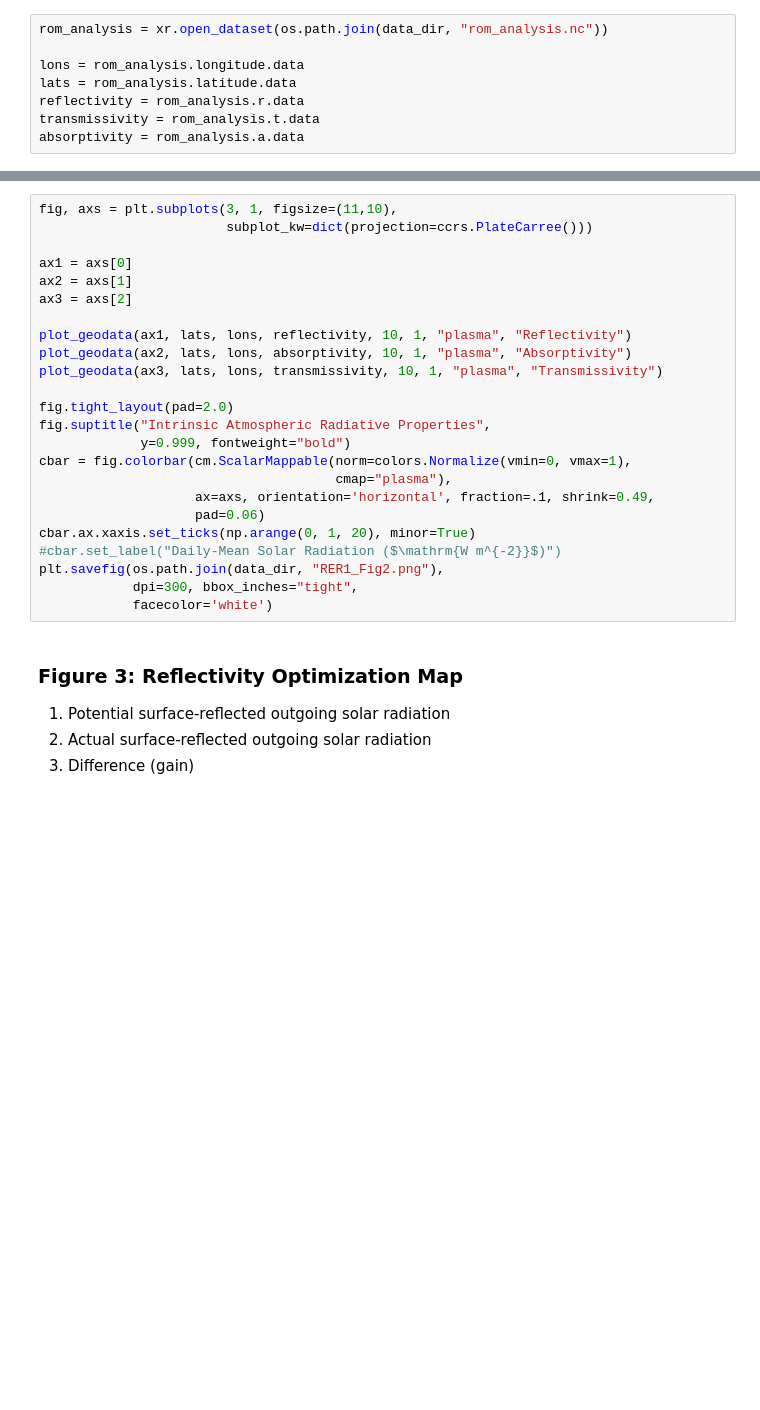
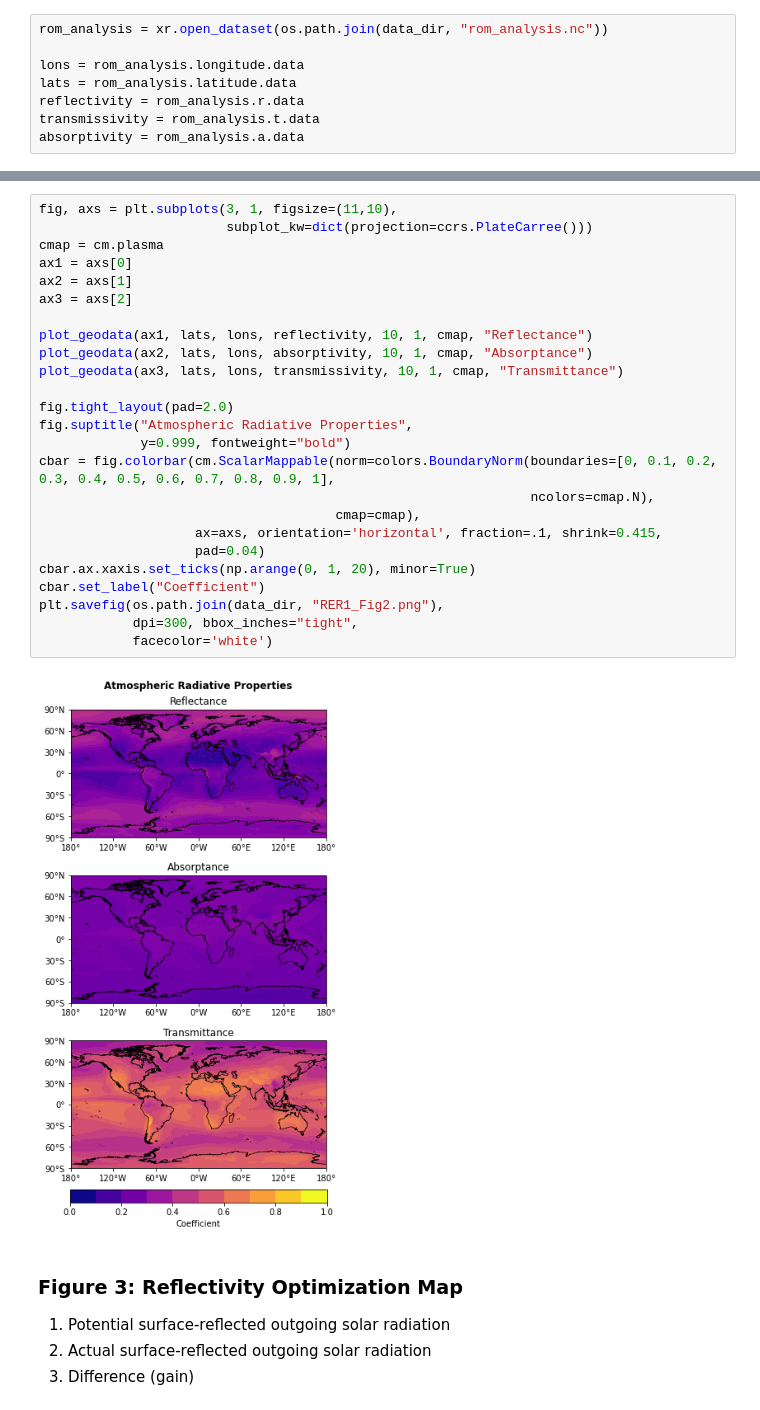
Before and after one commit to ReflectiveEarth/reflective-potential, a Jupyter notebook: notebooks/05-Visualize.ipynb, the cells around one changed output, grey strips where cells are left out. Saved outputs shown, nothing was run; the diff lists cells and outputs as text; blank space fills up the shorter version.

```diff
--- a/notebooks/05-Visualize.ipynb
+++ b/notebooks/05-Visualize.ipynb
@@ -177,27 +161,30 @@ reflectivity.min()
 # %%
 fig, axs = plt.subplots(3, 1, figsize=(11,10),
                         subplot_kw=dict(projection=ccrs.PlateCarree()))
-
+cmap = cm.plasma
 ax1 = axs[0]
 ax2 = axs[1]
 ax3 = axs[2]
 
-plot_geodata(ax1, lats, lons, reflectivity, 10, 1, "plasma", "Reflectivity")
-plot_geodata(ax2, lats, lons, absorptivity, 10, 1, "plasma", "Absorptivity")
-plot_geodata(ax3, lats, lons, transmissivity, 10, 1, "plasma", "Transmissivity")
+plot_geodata(ax1, lats, lons, reflectivity, 10, 1, cmap, "Reflectance")
+plot_geodata(ax2, lats, lons, absorptivity, 10, 1, cmap, "Absorptance")
+plot_geodata(ax3, lats, lons, transmissivity, 10, 1, cmap, "Transmittance")
 
 fig.tight_layout(pad=2.0)
-fig.suptitle("Intrinsic Atmospheric Radiative Properties",
+fig.suptitle("Atmospheric Radiative Properties",
              y=0.999, fontweight="bold")
-cbar = fig.colorbar(cm.ScalarMappable(norm=colors.Normalize(vmin=0, vmax=1),
-                                      cmap="plasma"),
-                    ax=axs, orientation='horizontal', fraction=.1, shrink=0.49,
-                    pad=0.06)
+cbar = fig.colorbar(cm.ScalarMappable(norm=colors.BoundaryNorm(boundaries=[0, 0.1, 0.2, 0.3, 0.4, 0.5, 0.6, 0.7, 0.8, 0.9, 1],
+                                                               ncolors=cmap.N),
+                                      cmap=cmap),
+                    ax=axs, orientation='horizontal', fraction=.1, shrink=0.415,
+                    pad=0.04)
 cbar.ax.xaxis.set_ticks(np.arange(0, 1, 20), minor=True)
-#cbar.set_label("Daily-Mean Solar Radiation ($\mathrm{W m^{-2}}$)")
+cbar.set_label("Coefficient")
 plt.savefig(os.path.join(data_dir, "RER1_Fig2.png"),
             dpi=300, bbox_inches="tight",
             facecolor='white')
+# %% [output]
+[figure, added]
 # %% [markdown]
 ### Figure 3: Reflectivity Optimization Map
 
```
Also changed, not shown: parts of 11 cells of this notebook.
